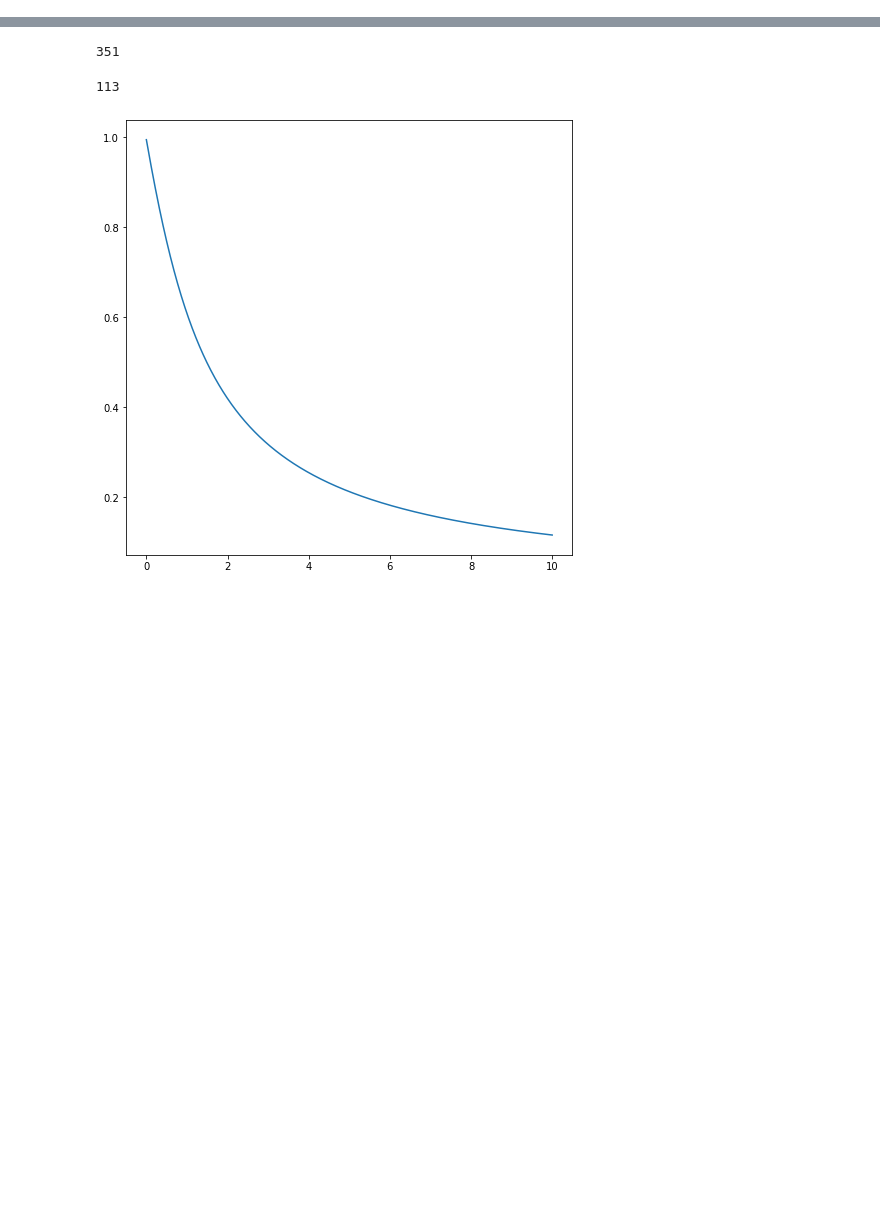
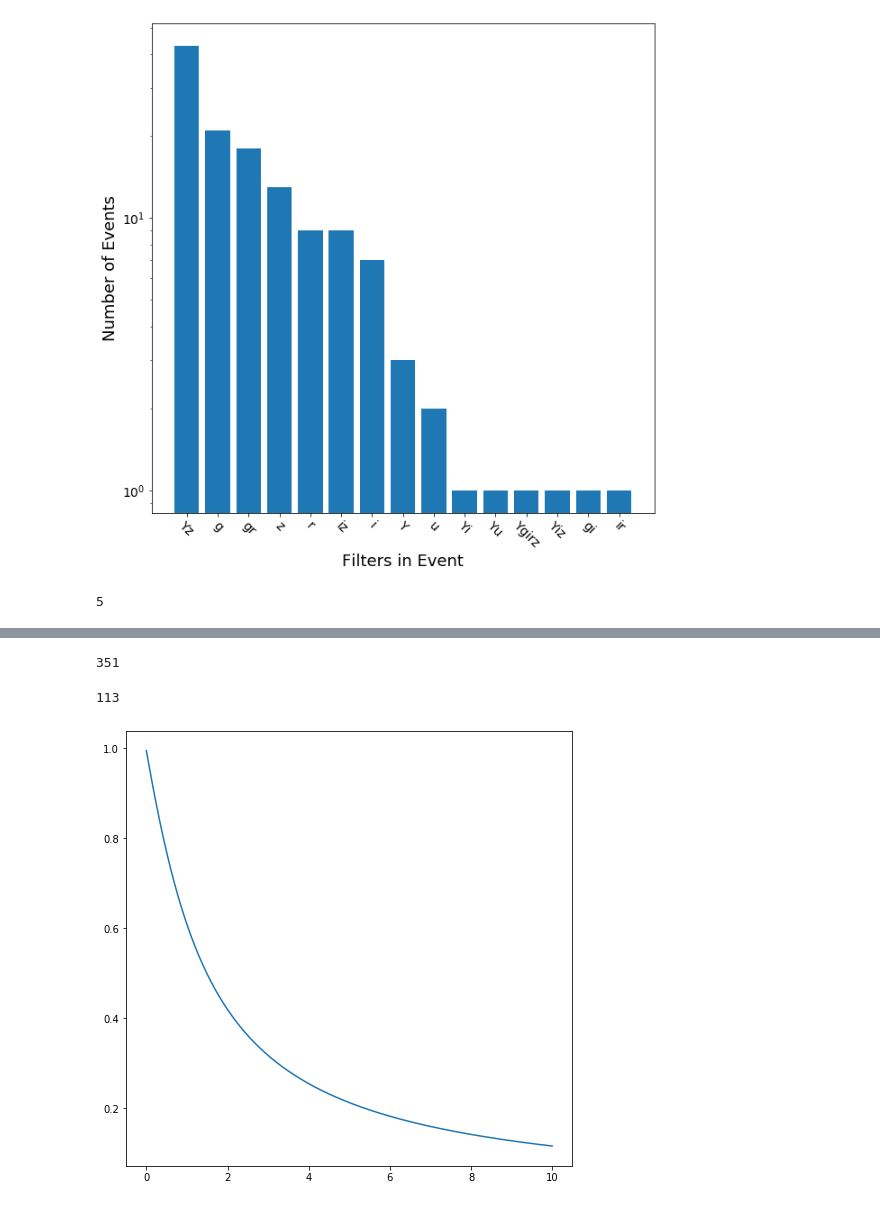
Before and after one commit to adriansh95/StringMicrolensing, a Jupyter notebook: analyze_nsc_lensing_candidates.ipynb, the cells around one changed output, grey strips where cells are left out. Cells and saved outputs as stored; diff of their text form; code cells hidden in the pictures; blank space fills up the shorter version.

```diff
--- a/analyze_nsc_lensing_candidates.ipynb
+++ b/analyze_nsc_lensing_candidates.ipynb
@@ -26,0 +63,16 @@ results_df = pd.read_parquet("/dlusers/adriansh/work/analyses/results/strings/te
+# %%
+filters_in_event = results_df["filters"].apply(lambda x: "".join(sorted(set(x))))
+# %%
+filters_in_event_hist = filters_in_event.value_counts()
+
+fig, ax = plt.subplots(figsize=(10, 10))
+ax.bar(filters_in_event_hist.index, filters_in_event_hist)
+ax.set_yscale("log")
+ax.set_xlabel("Filters in Event", fontsize=18)
+ax.set_ylabel("Number of Events", fontsize=18)
+ax.tick_params(labelsize=14)
+ax.tick_params(axis='x', rotation=-45)
+fig.savefig(f"{fig_dir}filters_in_event.png")
+plt.show(fig)
+# %% [output]
+[figure, added]
@@ -26,0 +89,4 @@ results_df = pd.read_parquet("/dlusers/adriansh/work/analyses/results/strings/te
+# %%
+len(filter_diffs.loc[filter_diffs > 1])
+# %% [output]
+5
```
Also changed, not shown: parts of 19 cells of this notebook, 2 other files.
